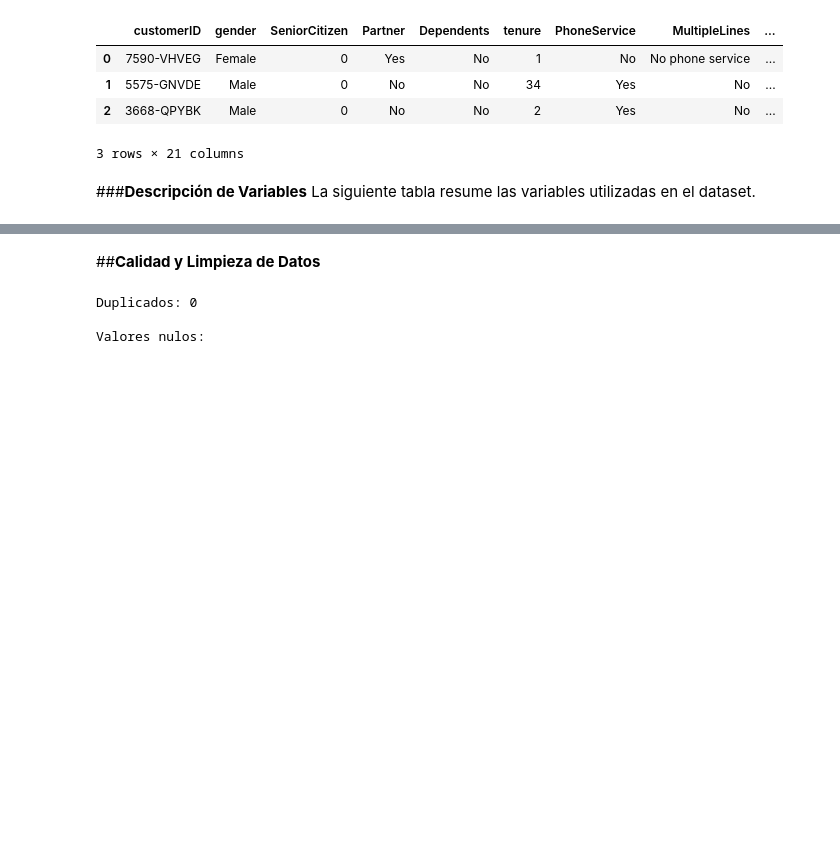
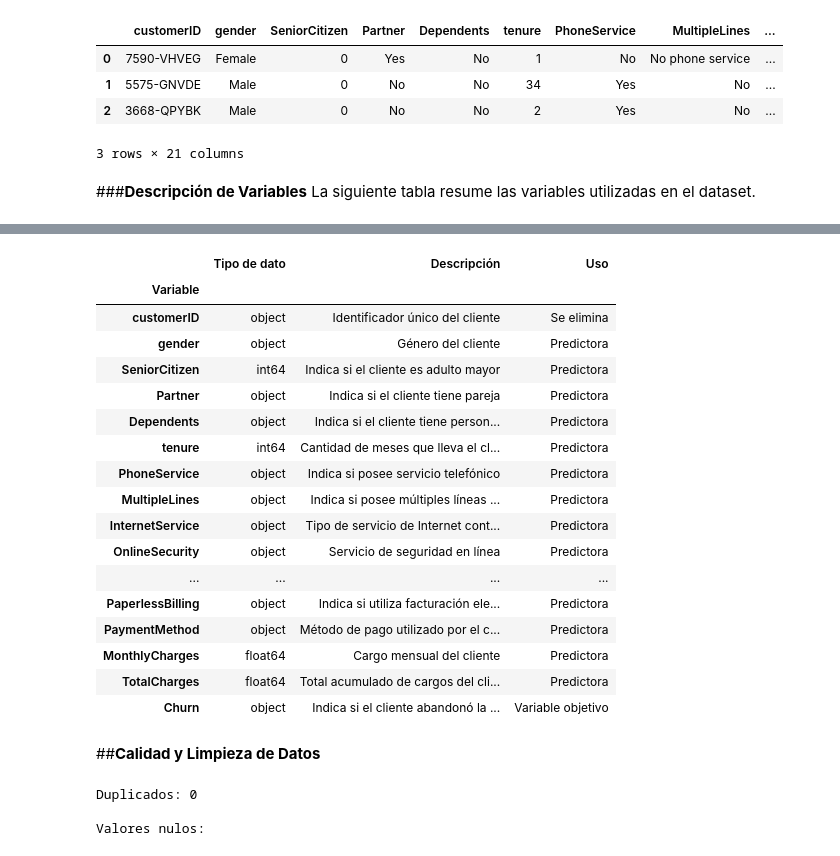
Before and after one commit to mipaillafil/telco-ml-e1, a Jupyter notebook: notebooks/telco_pfc.ipynb, the cells around one changed output, grey strips where cells are left out. Saved outputs shown, nothing was run; the diff lists cells and outputs as text; code cells hidden in the pictures; blank space fills up the shorter version.

```diff
--- a/notebooks/telco_pfc.ipynb
+++ b/notebooks/telco_pfc.ipynb
@@ -107,3 +61,58 @@ display(descripcion)
+# %%
+# Tabla descriptiva de las variables
+
+descripcion_variables = {
+    "customerID": ["object", "Identificador único del cliente", "Se elimina"],
+    "gender": ["object", "Género del cliente", "Predictora"],
+    "SeniorCitizen": ["int64", "Indica si el cliente es adulto mayor", "Predictora"],
+    "Partner": ["object", "Indica si el cliente tiene pareja", "Predictora"],
+    "Dependents": ["object", "Indica si el cliente tiene personas dependientes", "Predictora"],
+    "tenure": ["int64", "Cantidad de meses que lleva el cliente en la empresa", "Predictora"],
+    "PhoneService": ["object", "Indica si posee servicio telefónico", "Predictora"],
+    "MultipleLines": ["object", "Indica si posee múltiples líneas telefónicas", "Predictora"],
+    "InternetService": ["object", "Tipo de servicio de Internet contratado", "Predictora"],
+    "OnlineSecurity": ["object", "Servicio de seguridad en línea", "Predictora"],
+    "OnlineBackup": ["object", "Servicio de respaldo en línea", "Predictora"],
+    "DeviceProtection": ["object", "Servicio de protección del dispositivo", "Predictora"],
+    "TechSupport": ["object", "Servicio de soporte técnico", "Predictora"],
+    "StreamingTV": ["object", "Servicio de televisión por streaming", "Predictora"],
+    "StreamingMovies": ["object", "Servicio de películas por streaming", "Predictora"],
+    "Contract": ["object", "Tipo de contrato del cliente", "Predictora"],
+    "PaperlessBilling": ["object", "Indica si utiliza facturación electrónica", "Predictora"],
+    "PaymentMethod": ["object", "Método de pago utilizado por el cliente", "Predictora"],
+    "MonthlyCharges": ["float64", "Cargo mensual del cliente", "Predictora"],
+    "TotalCharges": ["float64", "Total acumulado de cargos del cliente", "Predictora"],
+    "Churn": ["object", "Indica si el cliente abandonó la empresa", "Variable objetivo"]
+}
+
+tabla_variables = pd.DataFrame.from_dict(
+    descripcion_variables,
+    orient="index",
+    columns=["Tipo de dato", "Descripción", "Uso"]
+)
+
+tabla_variables.index.name = "Variable"
+
+tabla_variables
+# %% [output]
+|  | Tipo de dato | Descripción | Uso |
+| Variable |  |  |  |
+| customerID | object | Identificador único del cliente | Se elimina |
+| gender | object | Género del cliente | Predictora |
+| SeniorCitizen | int64 | Indica si el cliente es adulto mayor | Predictora |
+| Partner | object | Indica si el cliente tiene pareja | Predictora |
+| Dependents | object | Indica si el cliente tiene person... | Predictora |
+| tenure | int64 | Cantidad de meses que lleva el cl... | Predictora |
+| PhoneService | object | Indica si posee servicio telefónico | Predictora |
+| MultipleLines | object | Indica si posee múltiples líneas ... | Predictora |
+| InternetService | object | Tipo de servicio de Internet cont... | Predictora |
+| OnlineSecurity | object | Servicio de seguridad en línea | Predictora |
+| ... | ... | ... | ... |
+| PaperlessBilling | object | Indica si utiliza facturación ele... | Predictora |
+| PaymentMethod | object | Método de pago utilizado por el c... | Predictora |
+| MonthlyCharges | float64 | Cargo mensual del cliente | Predictora |
+| TotalCharges | float64 | Total acumulado de cargos del cli... | Predictora |
+| Churn | object | Indica si el cliente abandonó la ... | Variable objetivo |
 # %% [markdown]
 ##**Calidad y Limpieza de Datos**
 # %%
```
Also changed, not shown: parts of 4 cells of this notebook.
